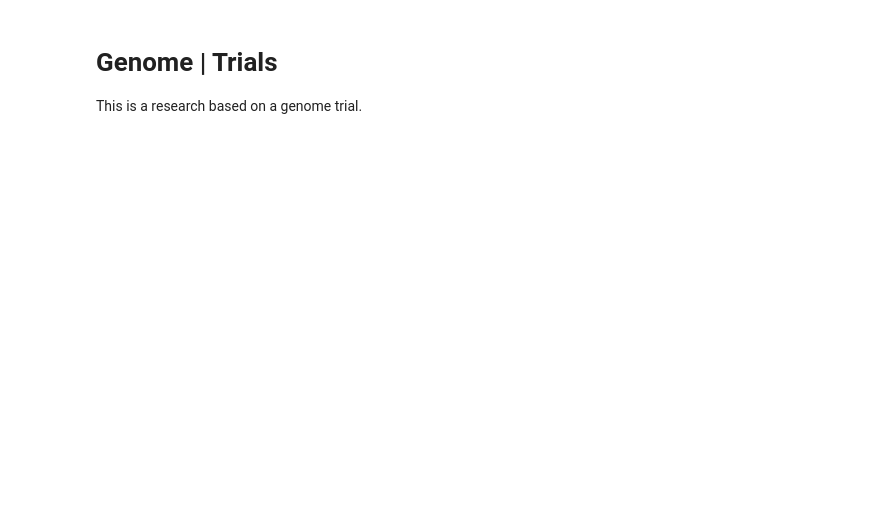
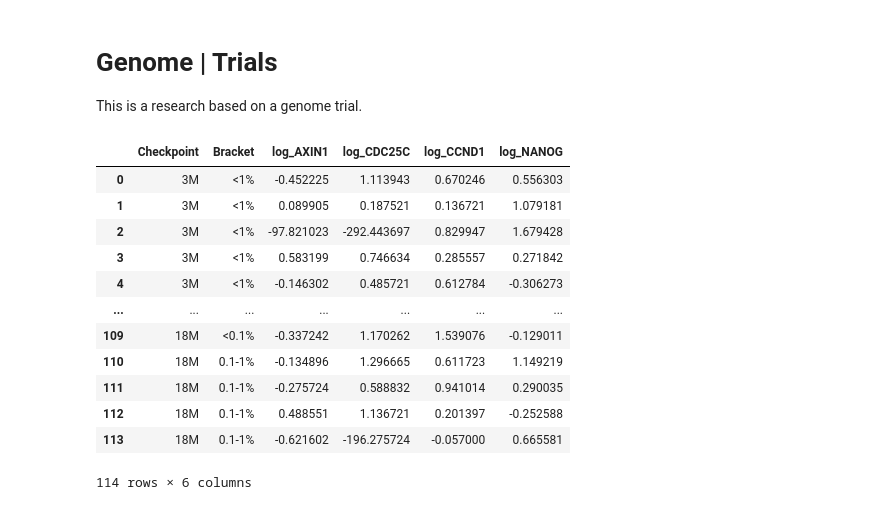
Before and after one commit to epappas/datascience, a Jupyter notebook: biomed_01_2021/biomed_01_2021.ipynb, the cells around one changed output. Saved outputs shown, nothing was run; the diff lists cells and outputs as text; code cells hidden in the pictures; blank space fills up the shorter version.

```diff
--- a/biomed_01_2021/biomed_01_2021.ipynb
+++ b/biomed_01_2021/biomed_01_2021.ipynb
@@ -20,0 +39,16 @@ df = pd.read_csv("genes2.csv")
+# %%
+df
+# %% [output]
+|  | Checkpoint | Bracket | log_AXIN1 | log_CDC25C | log_CCND1 | log_NANOG |
+| 0 | 3M | <1% | -0.452225 | 1.113943 | 0.670246 | 0.556303 |
+| 1 | 3M | <1% | 0.089905 | 0.187521 | 0.136721 | 1.079181 |
+| 2 | 3M | <1% | -97.821023 | -292.443697 | 0.829947 | 1.679428 |
+| 3 | 3M | <1% | 0.583199 | 0.746634 | 0.285557 | 0.271842 |
+| 4 | 3M | <1% | -0.146302 | 0.485721 | 0.612784 | -0.306273 |
+| ... | ... | ... | ... | ... | ... | ... |
+| 109 | 18M | <0.1% | -0.337242 | 1.170262 | 1.539076 | -0.129011 |
+| 110 | 18M | 0.1-1% | -0.134896 | 1.296665 | 0.611723 | 1.149219 |
+| 111 | 18M | 0.1-1% | -0.275724 | 0.588832 | 0.941014 | 0.290035 |
+| 112 | 18M | 0.1-1% | 0.488551 | 1.136721 | 0.201397 | -0.252588 |
+| 113 | 18M | 0.1-1% | -0.621602 | -196.275724 | -0.057000 | 0.665581 |
+114 rows × 6 columns
```
Also changed, not shown: parts of 19 cells of this notebook, 1 other file.
